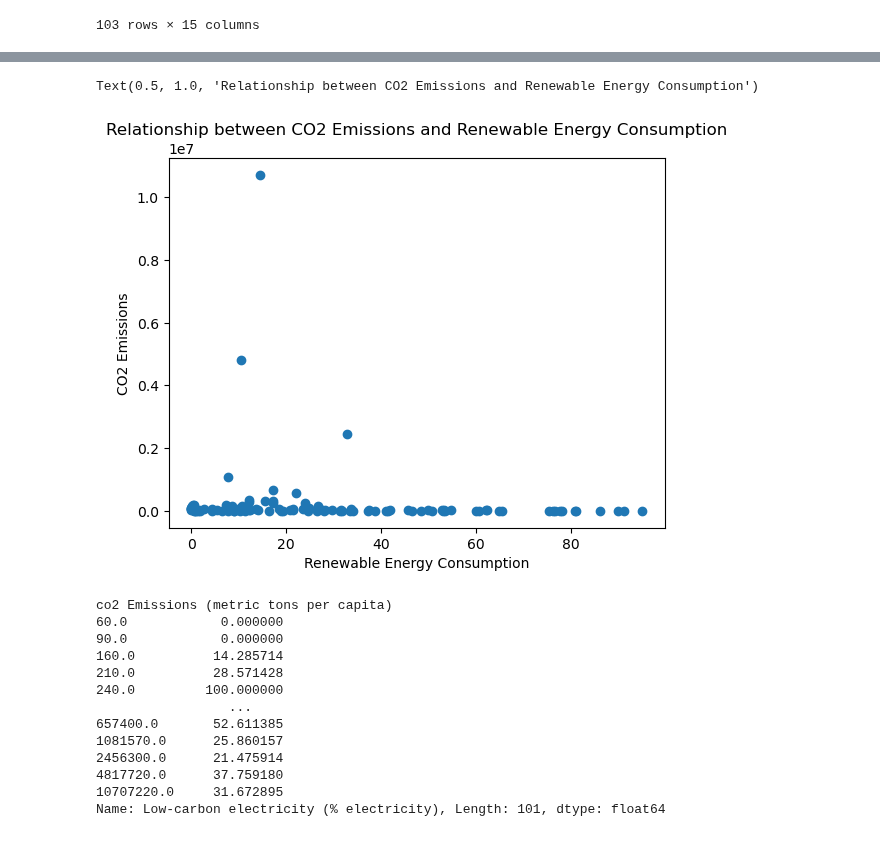
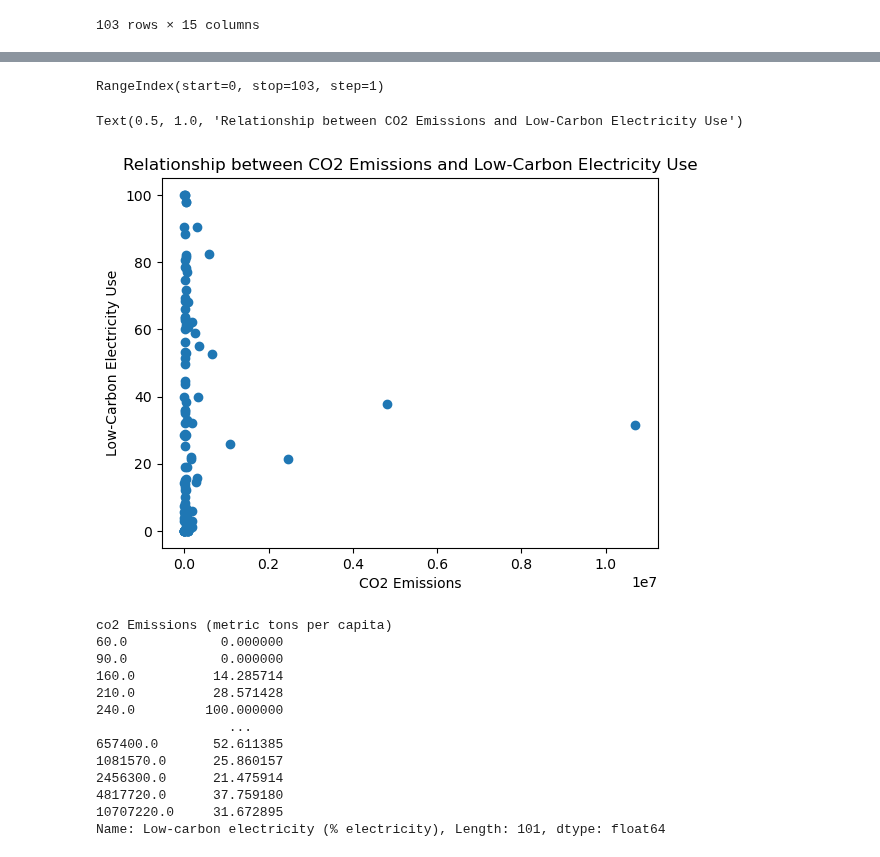
Before and after one commit to yosieph/Project1, a Jupyter notebook: project1.ipynb, the cells around one changed output, grey strips where cells are left out. Cells and saved outputs as stored; diff of their text form; code cells hidden in the pictures.

```diff
--- a/project1.ipynb
+++ b/project1.ipynb
@@ -662,0 +656,7 @@ Yosieph
+# %%
+# Set your CO2 emissions threshold
+
+threshold = 33200000000
+
+main_data['co2-emission catagory'] = ['High' if x > threshold else 'Low' for x in main_data['co2 Emissions (metric tons per capita)']]
+main_data
@@ -718,12 +808,16 @@ plt.show()
+# %%
+main_data.index
+# %% [output]
+RangeIndex(start=0, stop=103, step=1)
 # %%
 # Create a scatter plot
-plt.scatter(main_data['Renewable energy share in the total final energy consumption (%)'], main_data['co2 Emissions (metric tons per capita)'])
-plt.xlabel('Renewable Energy Consumption')
-plt.ylabel('CO2 Emissions')
-plt.title('Relationship between CO2 Emissions and Renewable Energy Consumption')
+plt.scatter(main_data['co2 Emissions (metric tons per capita)'], main_data['Low-carbon electricity (% electricity)'])
+plt.xlabel('CO2 Emissions')
+plt.ylabel('Low-Carbon Electricity Use')
+plt.title('Relationship between CO2 Emissions and Low-Carbon Electricity Use')
 # %% [output]
-Text(0.5, 1.0, 'Relationship between CO2 Emissions and Renewable Energy Consumption')
+Text(0.5, 1.0, 'Relationship between CO2 Emissions and Low-Carbon Electricity Use')
-[figure, old version]
+[figure, new version]
 # %%
 category_means = main_data.groupby('co2 Emissions (metric tons per capita)')['Low-carbon electricity (% electricity)'].mean()
 category_means
```
Also changed, not shown: parts of 25 cells of this notebook.
